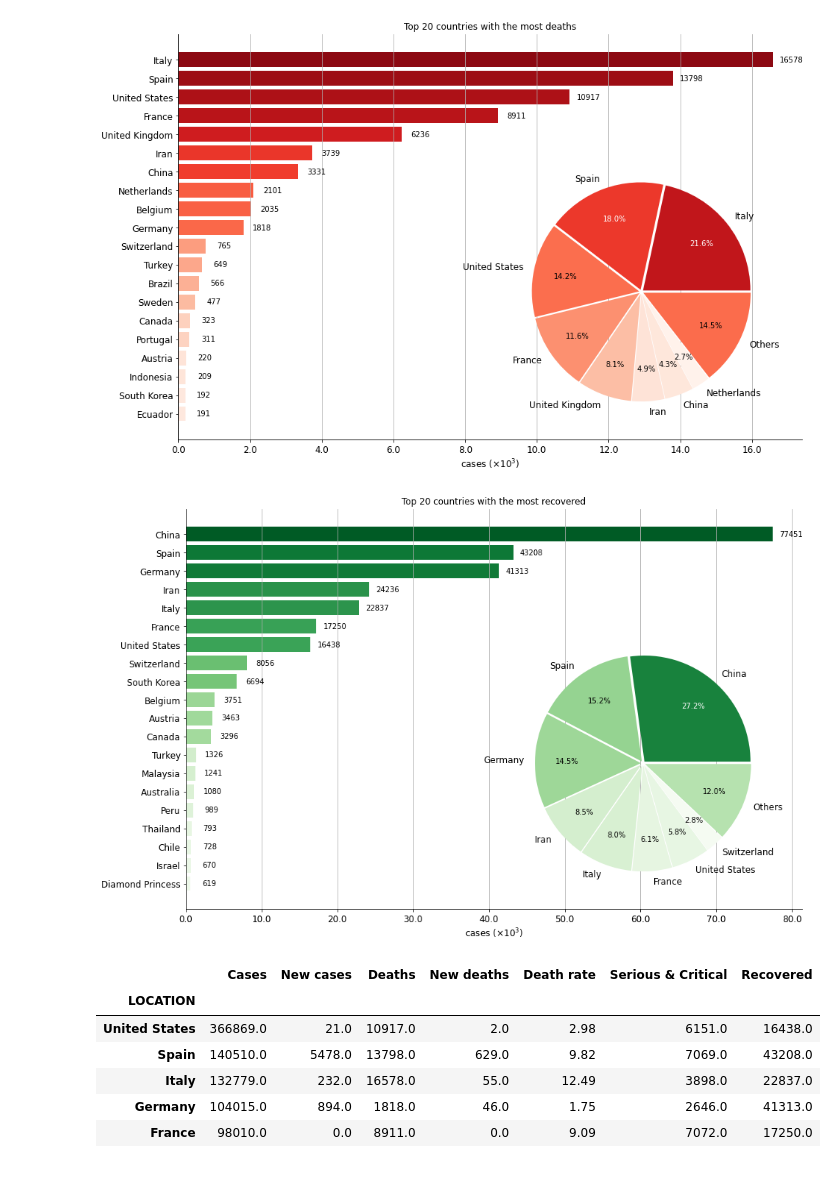
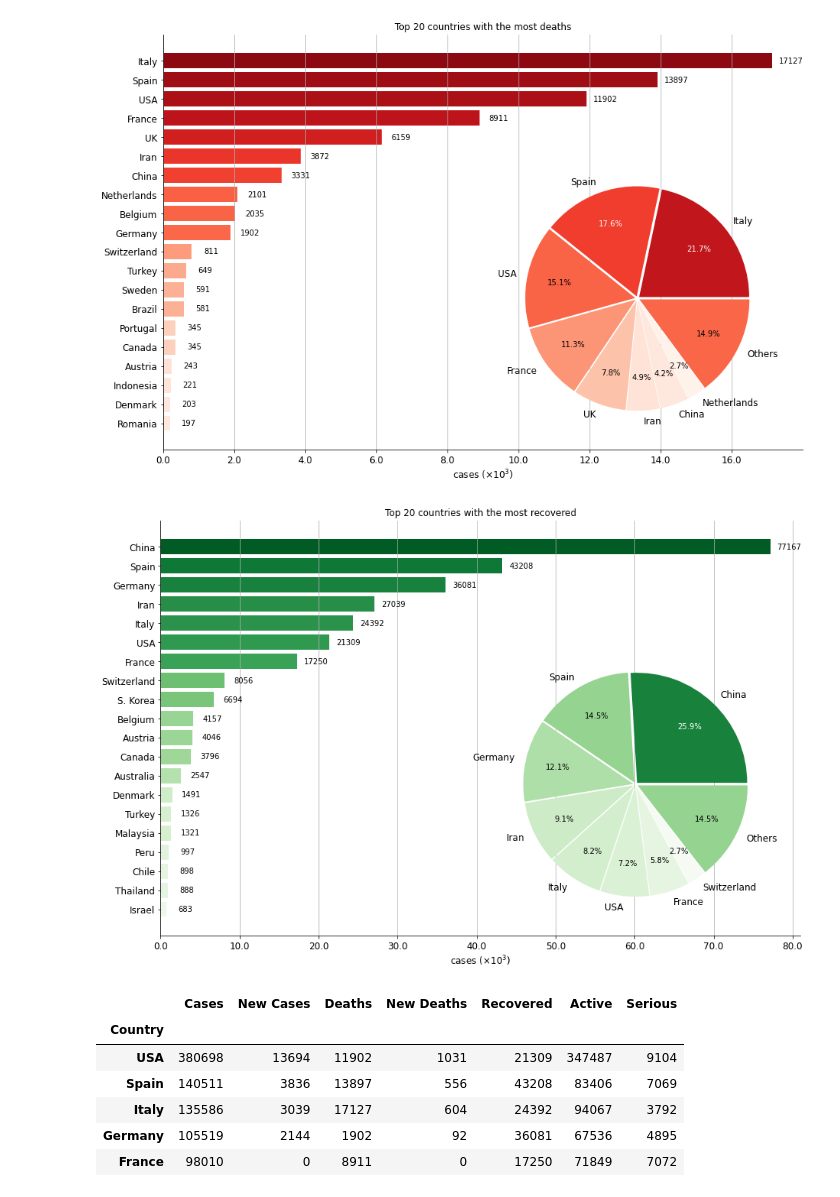
Before and after one commit to zhaoyi3264/covid-19-trend, a Jupyter notebook: global_trend.ipynb, the cells around one changed output. Cells and saved outputs as stored; diff of their text form; code cells hidden in the pictures.

```diff
--- a/global_trend.ipynb
+++ b/global_trend.ipynb
@@ -91,5 +60,5 @@ today = df.applymap(str2num)
 # %%
-today = datasets.bno()
+today = datasets.virus_tracker_web()
 
 # sort data by different criteria
 today_cases = today.sort_values('Cases', ascending=False)
@@ -109,15 +78,15 @@ top_countries(*recoverd)
-[figure, old version]
+[figure, new version]
-[figure, old version]
+[figure, new version]
 # %%
 today.head()
 # %% [output]
-|  | Cases | New cases | Deaths | New deaths | Death rate | Serious & Critical | Recovered |
-| LOCATION |  |  |  |  |  |  |  |
-| United States | 366869.0 | 21.0 | 10917.0 | 2.0 | 2.98 | 6151.0 | 16438.0 |
-| Spain | 140510.0 | 5478.0 | 13798.0 | 629.0 | 9.82 | 7069.0 | 43208.0 |
-| Italy | 132779.0 | 232.0 | 16578.0 | 55.0 | 12.49 | 3898.0 | 22837.0 |
-| Germany | 104015.0 | 894.0 | 1818.0 | 46.0 | 1.75 | 2646.0 | 41313.0 |
-| France | 98010.0 | 0.0 | 8911.0 | 0.0 | 9.09 | 7072.0 | 17250.0 |
+|  | Cases | New Cases | Deaths | New Deaths | Recovered | Active | Serious |
+| Country |  |  |  |  |  |  |  |
+| USA | 380698 | 13694 | 11902 | 1031 | 21309 | 347487 | 9104 |
+| Spain | 140511 | 3836 | 13897 | 556 | 43208 | 83406 | 7069 |
+| Italy | 135586 | 3039 | 17127 | 604 | 24392 | 94067 | 3792 |
+| Germany | 105519 | 2144 | 1902 | 92 | 36081 | 67536 | 4895 |
+| France | 98010 | 0 | 8911 | 0 | 17250 | 71849 | 7072 |
 # %%
 def today_new(ax, category, threshold, color):
     new = today[category].sort_values(ascending=False)
```
Also changed, not shown: parts of 6 cells of this notebook, 11 other files.
